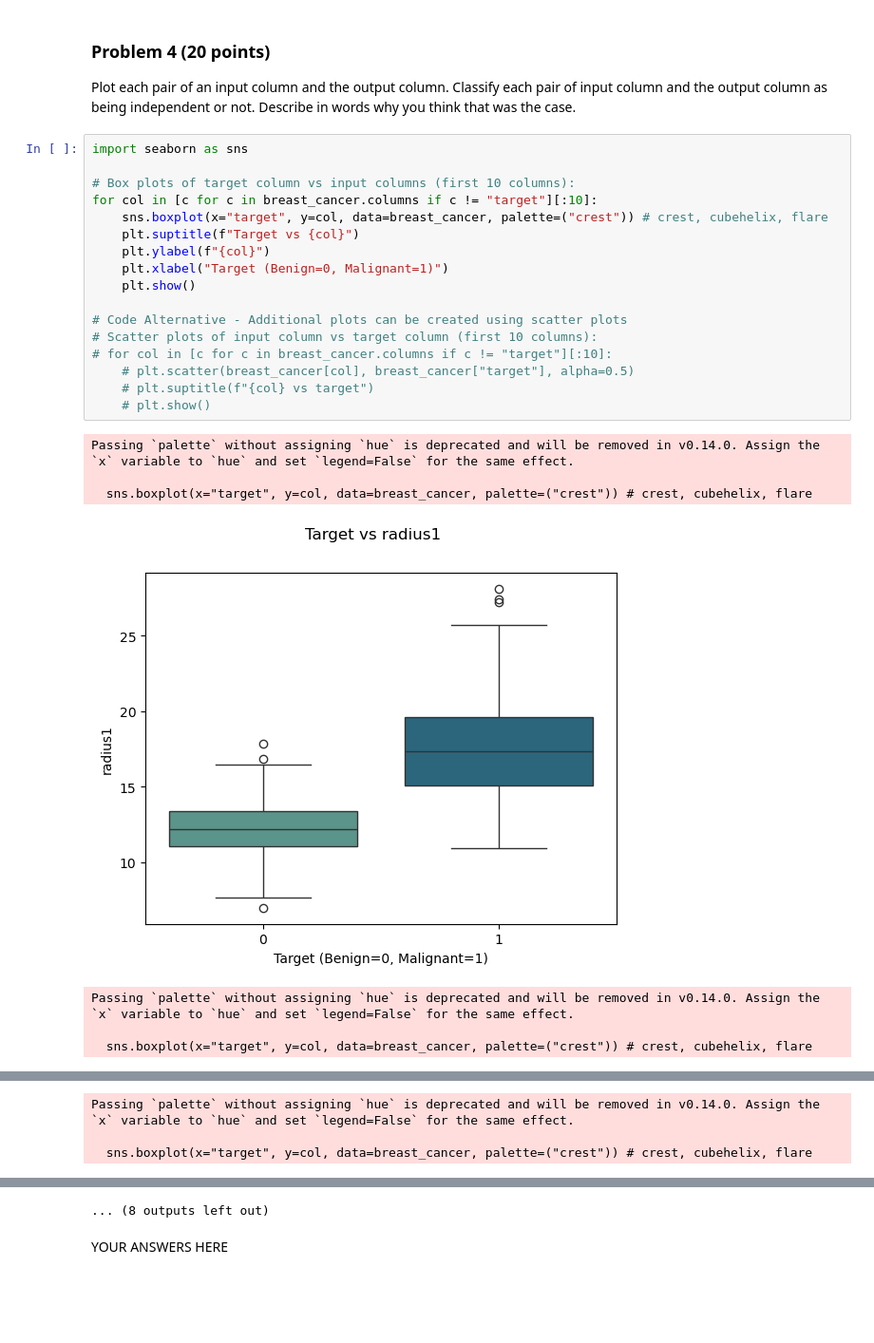
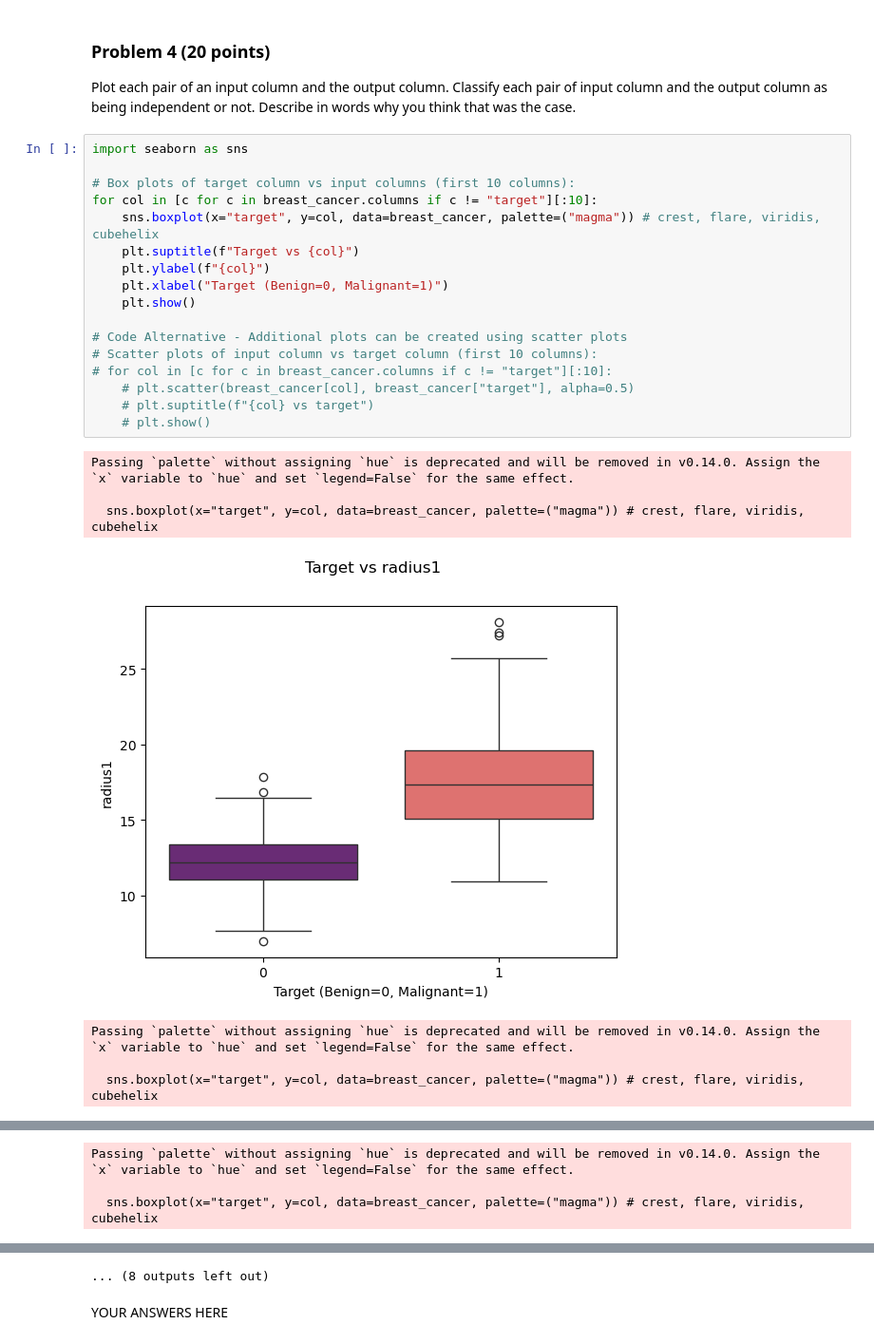
Before and after one commit to veniola/dx601-final-project, a Jupyter notebook: project.ipynb, the cells around one changed output, grey strips where cells are left out. Shown at 95% size. Saved outputs shown, nothing was run; the diff lists cells and outputs as text; blank space fills up the shorter version.

```diff
--- a/project.ipynb
+++ b/project.ipynb
@@ -201,25 +201,25 @@ Describe in words why you think that was the case.
 # %%
 import seaborn as sns
 
 # Box plots of target column vs input columns (first 10 columns):
 for col in [c for c in breast_cancer.columns if c != "target"][:10]:
-    sns.boxplot(x="target", y=col, data=breast_cancer, palette=("crest")) # crest, cubehelix, flare
+    sns.boxplot(x="target", y=col, data=breast_cancer, palette=("magma")) # crest, flare, viridis, cubehelix
     plt.suptitle(f"Target vs {col}")
     plt.ylabel(f"{col}")
     plt.xlabel("Target (Benign=0, Malignant=1)")
     plt.show()
 
 # Code Alternative - Additional plots can be created using scatter plots
 # Scatter plots of input column vs target column (first 10 columns):
 # for col in [c for c in breast_cancer.columns if c != "target"][:10]:
     # plt.scatter(breast_cancer[col], breast_cancer["target"], alpha=0.5)
     # plt.suptitle(f"{col} vs target")
     # plt.show()
 # %% [output]
 Passing `palette` without assigning `hue` is deprecated and will be removed in v0.14.0. Assign the `x` variable to `hue` and set `legend=False` for the same effect.
 
-  sns.boxplot(x="target", y=col, data=breast_cancer, palette=("crest")) # crest, cubehelix, flare
+  sns.boxplot(x="target", y=col, data=breast_cancer, palette=("magma")) # crest, flare, viridis, cubehelix
-[figure, old version]
+[figure, new version]
 Passing `palette` without assigning `hue` is deprecated and will be removed in v0.14.0. Assign the `x` variable to `hue` and set `legend=False` for the same effect.
 
-  sns.boxplot(x="target", y=col, data=breast_cancer, palette=("crest")) # crest, cubehelix, flare
+  sns.boxplot(x="target", y=col, data=breast_cancer, palette=("magma")) # crest, flare, viridis, cubehelix
@@ -227,3 +227,3 @@ Passing `palette` without assigning `hue` is deprecated and will be removed in v
 Passing `palette` without assigning `hue` is deprecated and will be removed in v0.14.0. Assign the `x` variable to `hue` and set `legend=False` for the same effect.
 
-  sns.boxplot(x="target", y=col, data=breast_cancer, palette=("crest")) # crest, cubehelix, flare
+  sns.boxplot(x="target", y=col, data=breast_cancer, palette=("magma")) # crest, flare, viridis, cubehelix
```
Also changed, not shown: parts of 8 cells of this notebook.
